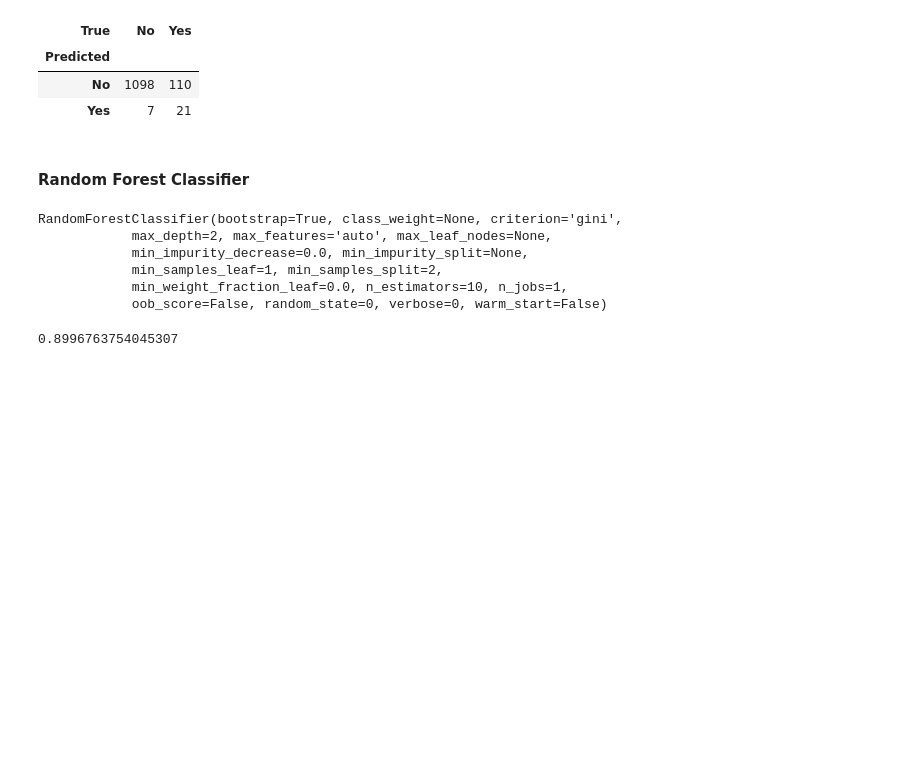
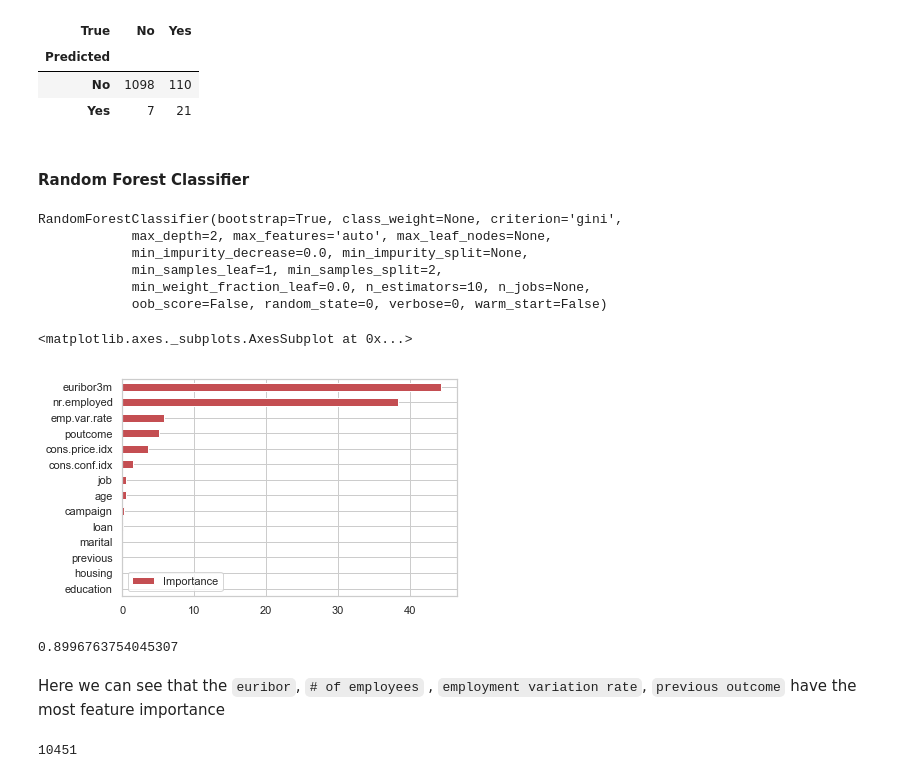
Before and after one commit to machinelearningrepo/portugesebankdata, a Jupyter notebook: portugese_bank.ipynb, the cells around one changed output. Cells and saved outputs as stored; diff of their text form; code cells hidden in the pictures; blank space fills up the shorter version.

```diff
--- a/portugese_bank.ipynb
+++ b/portugese_bank.ipynb
@@ -267,6 +287,8 @@ Index(['age', 'job', 'marital', 'education', 'housing', 'loan', 'campaign',
        'previous', 'poutcome', 'emp.var.rate', 'cons.price.idx',
        'cons.conf.idx', 'euribor3m', 'nr.employed', 'y'],
       dtype='object')
+# %%
+data.drop(['duration','contact','month','day_of_week','default','pdays',],axis=1,inplace=True)
 # %%
 data.shape
 # %% [output]
@@ -356,11 +378,25 @@ RandomForestClassifier(bootstrap=True, class_weight=None, criterion='gini',
             max_depth=2, max_features='auto', max_leaf_nodes=None,
             min_impurity_decrease=0.0, min_impurity_split=None,
             min_samples_leaf=1, min_samples_split=2,
-            min_weight_fraction_leaf=0.0, n_estimators=10, n_jobs=1,
+            min_weight_fraction_leaf=0.0, n_estimators=10, n_jobs=None,
             oob_score=False, random_state=0, verbose=0, warm_start=False)
+# %%
+Importance = pd.DataFrame({'Importance':rf.feature_importances_*100}, index=X_train.columns)
+Importance.sort_values('Importance', axis=0, ascending=True).plot(kind='barh', color='r', )
+# %% [output]
+<matplotlib.axes._subplots.AxesSubplot at 0x...>
+[figure, added]
 # %%
 predict = rf.predict(X_test)
 # %%
 accuracy_score(y_test, predict)
 # %% [output]
 0.8996763754045307
+# %% [markdown]
+Here we can see that the `euribor`, `# of employees` , `employment variation rate`, `previous outcome` have the most feature importance
+# %%
+# Calculate how many calls were made in total
+total_calls = sum(data['campaign'])
+print(total_calls)
+# %% [output]
+10451
```
Also changed, not shown: parts of 23 cells of this notebook.
